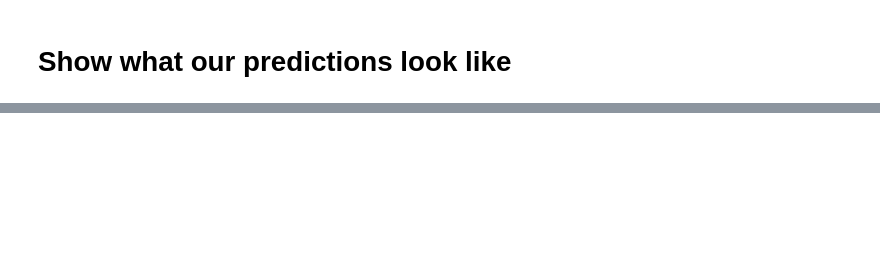
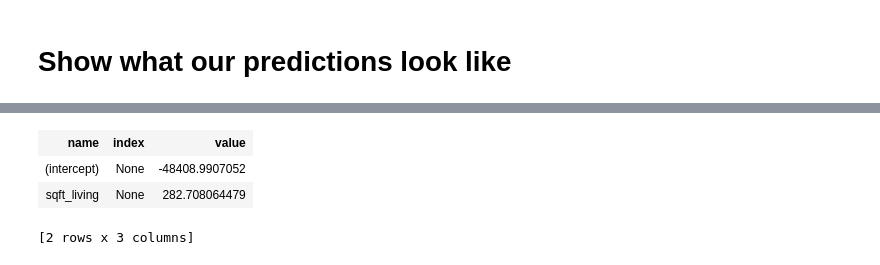
Before and after one commit to vantroy/wu-machine-learning, a Jupyter notebook: mod1/week2/Predicting house prices.ipynb, the cells around one changed output, grey strips where cells are left out. Saved outputs shown, nothing was run; the diff lists cells and outputs as text; code cells hidden in the pictures; blank space fills up the shorter version.

```diff
--- a/mod1/week2/Predicting house prices.ipynb
+++ b/mod1/week2/Predicting house prices.ipynb
@@ -136,0 +124,7 @@ import matplotlib.pyplot as plt
+# %%
+sqft_model.get('coefficients')
+# %% [output]
+| name | index | value |
+| (intercept) | None | -48408.9907052 |
+| sqft_living | None | 282.708064479 |
+[2 rows x 3 columns]
```
Also changed, not shown: parts of 29 cells of this notebook, 1 other file.
